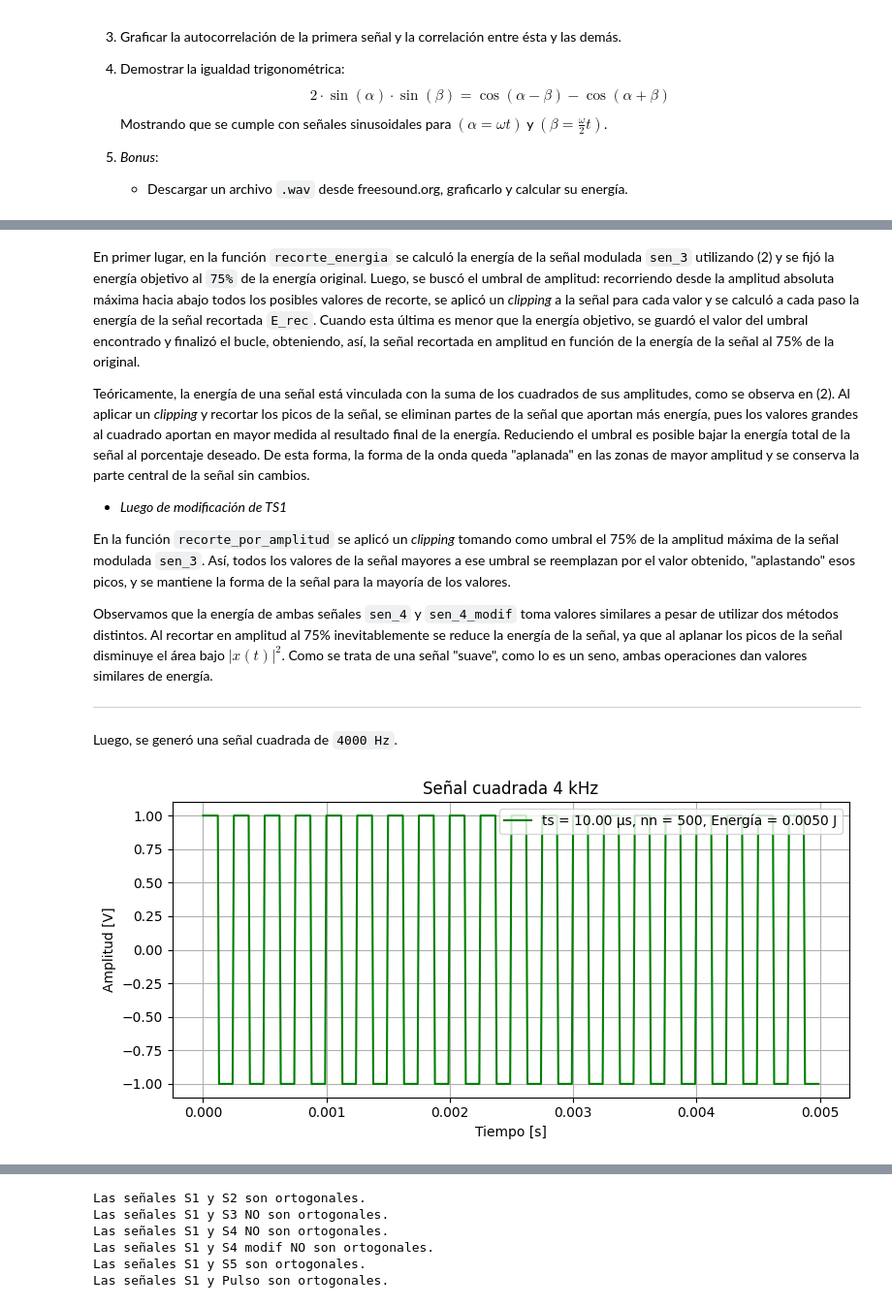
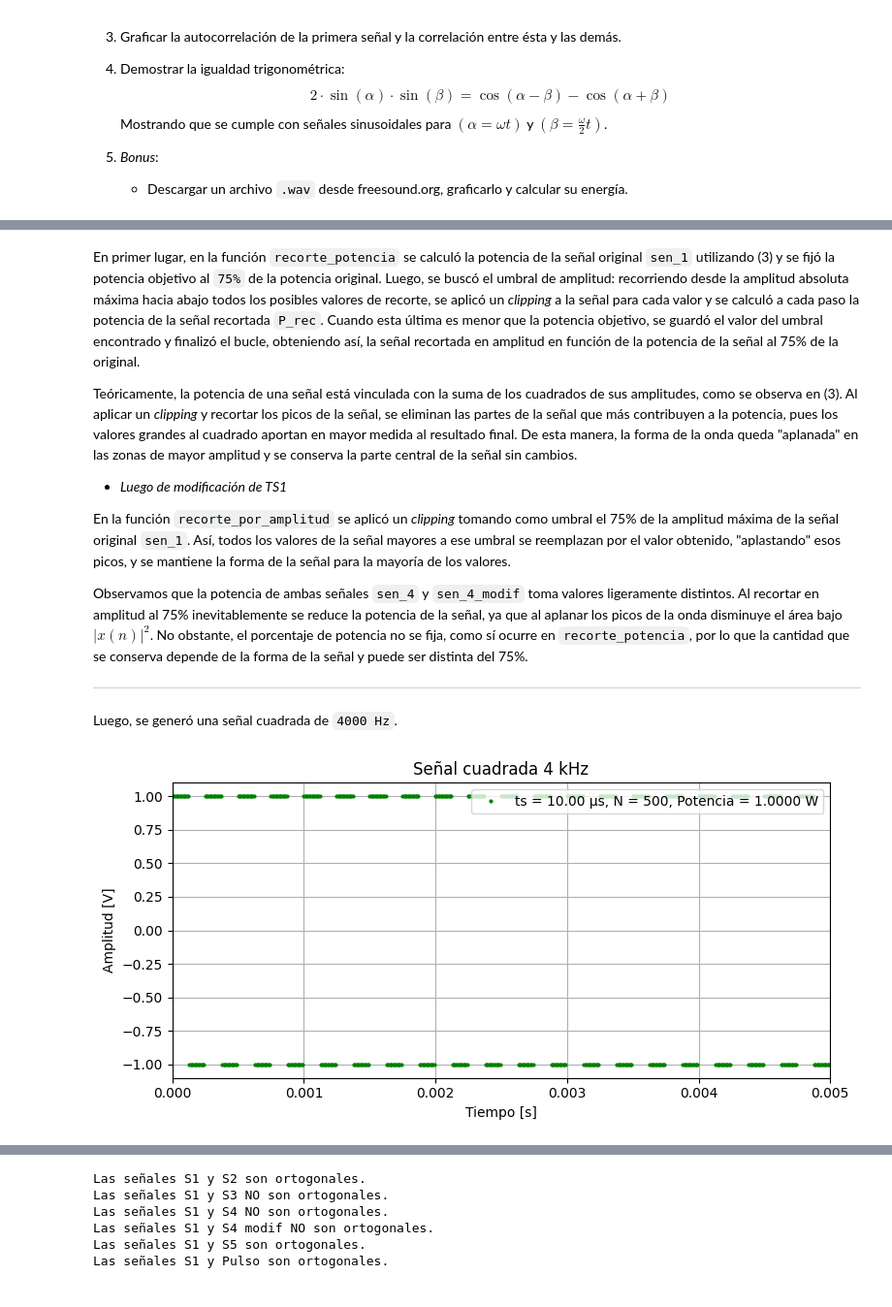
Before and after one commit to aguspaolini/aps-Paolini-Rosso, a Jupyter notebook: TS1 - Paolini Rosso.ipynb, the cells around one changed output, grey strips where cells are left out. Shown at 97% size. Saved outputs shown, nothing was run; the diff lists cells and outputs as text; code cells hidden in the pictures.

```diff
--- a/TS1 - Paolini Rosso.ipynb
+++ b/TS1 - Paolini Rosso.ipynb
@@ -75,37 +75,42 @@ En primer lugar, se estableció la frecuencia de muestreo `fs = 100000 1/s`, el
 # %%
 import numpy as np
 import matplotlib.pyplot as plt
-from scipy import signal
+from scipy.signal import square, correlate
 from scipy.io import wavfile
 
-fs = 100000  # Frecuencia de muestreo
+fs = 100000  # Frecuencia de muestreo [Hz]
 ts = 1/fs     # Tiempo entre muestras [s]
 nn = 500      # Cantidad de muestras → duración total 5 ms
 tt = np.arange(nn)*ts   # Vector de tiempo
 
-# Función para graficar y mostrar ts, nn y energía
+# Función para graficar y mostrar Ts, N y energía/potencia
 def grafico(x, y, titulo):
-    E = np.sum(np.abs(y)**2) * ts  # Energía de la señal
     N = len(y)                     # Cantidad de muestras
     Ts = x[1]-x[0]                 # Tiempo entre muestras
+    E = np.sum(np.abs(y)**2) * Ts  # Energía de la señal
+    P = (1/(N*Ts)) * np.sum(np.abs(y)**2) * Ts   #Potencia de la señal
 
     plt.figure(figsize=(8,4))
-    line_hdls = plt.plot(x, y, 'g', label='Señal')
+    line_hdls = plt.plot(x, y, 'go', label='Señal', markersize=2)
     plt.title(titulo)
     plt.xlabel('Tiempo [s]')
     plt.ylabel('Amplitud [V]')
     plt.grid(True)
 
     # Información en la leyenda
-    info_text = f"ts = {Ts*1e6:.2f} µs, nn = {N}, Energía = {E:.4f} J"
-    plt.legend(line_hdls, [info_text], loc='upper right')
-
+    if titulo == 'Pulso rectangular 10 ms':
+        info_text = f"ts = {Ts*1e6:.2f} µs, N = {N}, Energía = {E:.4f} J"
+        plt.legend(line_hdls, [info_text], loc='center right')
+    else:
+        info_text = f"ts = {Ts*1e6:.2f} µs, N = {N}, Potencia = {P:.4f} W"
+        plt.legend(line_hdls, [info_text], loc='upper right')
+        plt.xlim(0, 5e-3)
     plt.tight_layout()
     plt.show()
 
 
-# Señal 1: sinusoidal 2 kHz
+# Señal 1: senoidal 2 kHz
 ff_1 = 2000  # Hz
 sen_1 = np.sin(2*np.pi*ff_1*tt)
-grafico(tt, sen_1, 'Señal sinusoidal 2 kHz (S1)')
+grafico(tt, sen_1, 'Señal senoidal 2 kHz (S1)')
 # %% [output]
@@ -263,23 +269,23 @@ grafico(tt, sen_4_modif, 'Señal recortada al 75% de su amplitud')
 # %% [markdown]
-En primer lugar, en la función `recorte_energia` se calculó la energía de la señal modulada `sen_3` utilizando (2) y se fijó la energía objetivo al `75%` de la energía original. Luego, se buscó el umbral de amplitud: recorriendo desde la amplitud absoluta máxima hacia abajo todos los posibles valores de recorte, se aplicó un *clipping* a la señal para cada valor y se calculó a cada paso la energía de la señal recortada `E_rec`. Cuando esta última es menor que la energía objetivo, se guardó el valor del umbral encontrado y finalizó el bucle, obteniendo, así, la señal recortada en amplitud en función de la energía de la señal al 75% de la original.
+En primer lugar, en la función `recorte_potencia` se calculó la potencia de la señal original `sen_1` utilizando (3) y se fijó la potencia objetivo al `75%` de la potencia original. Luego, se buscó el umbral de amplitud: recorriendo desde la amplitud absoluta máxima hacia abajo todos los posibles valores de recorte, se aplicó un *clipping* a la señal para cada valor y se calculó a cada paso la potencia de la señal recortada `P_rec`. Cuando esta última es menor que la potencia objetivo, se guardó el valor del umbral encontrado y finalizó el bucle, obteniendo así, la señal recortada en amplitud en función de la potencia de la señal al 75% de la original.
 
-Teóricamente, la energía de una señal está vinculada con la suma de los cuadrados de sus amplitudes, como se observa en (2). Al aplicar un *clipping* y recortar los picos de la señal, se eliminan partes de la señal que aportan más energía, pues los valores grandes al cuadrado aportan en mayor medida al resultado final de la energía. Reduciendo el umbral es posible bajar la energía total de la señal al porcentaje deseado. De esta forma, la forma de la onda queda "aplanada" en las zonas de mayor amplitud y se conserva la parte central de la señal sin cambios.
+Teóricamente, la potencia de una señal está vinculada con la suma de los cuadrados de sus amplitudes, como se observa en (3). Al aplicar un *clipping* y recortar los picos de la señal, se eliminan las partes de la señal que más contribuyen a la potencia, pues los valores grandes al cuadrado aportan en mayor medida al resultado final. De esta manera, la forma de la onda queda "aplanada" en las zonas de mayor amplitud y se conserva la parte central de la señal sin cambios.
 
 - *Luego de modificación de TS1*
 
-En la función `recorte_por_amplitud` se aplicó un *clipping* tomando como umbral el 75% de la amplitud máxima de la señal modulada `sen_3`. Así, todos los valores de la señal mayores a ese umbral se reemplazan por el valor obtenido, "aplastando" esos picos, y se mantiene la forma de la señal para la mayoría de los valores.
+En la función `recorte_por_amplitud` se aplicó un *clipping* tomando como umbral el 75% de la amplitud máxima de la señal original `sen_1`. Así, todos los valores de la señal mayores a ese umbral se reemplazan por el valor obtenido, "aplastando" esos picos, y se mantiene la forma de la señal para la mayoría de los valores.
 
-Observamos que la energía de ambas señales `sen_4` y `sen_4_modif` toma valores similares a pesar de utilizar dos métodos distintos. Al recortar en amplitud al 75% inevitablemente se reduce la energía de la señal, ya que al aplanar los picos de la señal disminuye el área bajo $|x(t)|^2$. Como se trata de una señal "suave", como lo es un seno, ambas operaciones dan valores similares de energía.
+Observamos que la potencia de ambas señales `sen_4` y `sen_4_modif` toma valores ligeramente distintos. Al recortar en amplitud al 75% inevitablemente se reduce la potencia de la señal, ya que al aplanar los picos de la onda disminuye el área bajo $|x(n)|^2$. No obstante, el porcentaje de potencia no se fija, como sí ocurre en `recorte_potencia`, por lo que la cantidad que se conserva depende de la forma de la señal y puede ser distinta del 75%.
 
 ---
 Luego, se generó una señal cuadrada de `4000 Hz`.
 # %%
 # Señal 5: cuadrada 4 kHz
 ff_2 = 4000  # Hz
-sen_5 = signal.square(2*np.pi*ff_2*tt)
+sen_5 = square(2*np.pi*ff_2*tt)
 grafico(tt, sen_5, 'Señal cuadrada 4 kHz')
 # %% [output]
-[figure, old version]
+[figure, new version]
 # %% [markdown]
 Con su frecuencia de `ff_2 = 4000 Hz`, la señal cuadrada tiene un período de:
 $$
```
Also changed, not shown: parts of 17 cells of this notebook, 4 other files.
